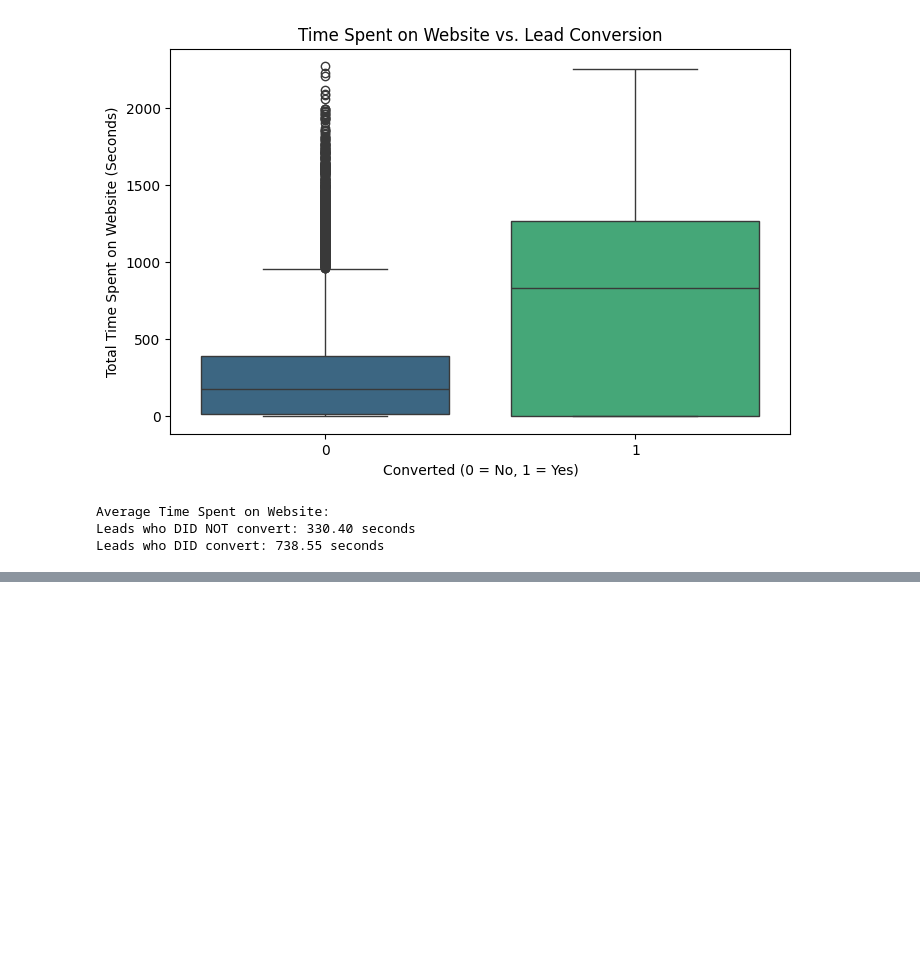
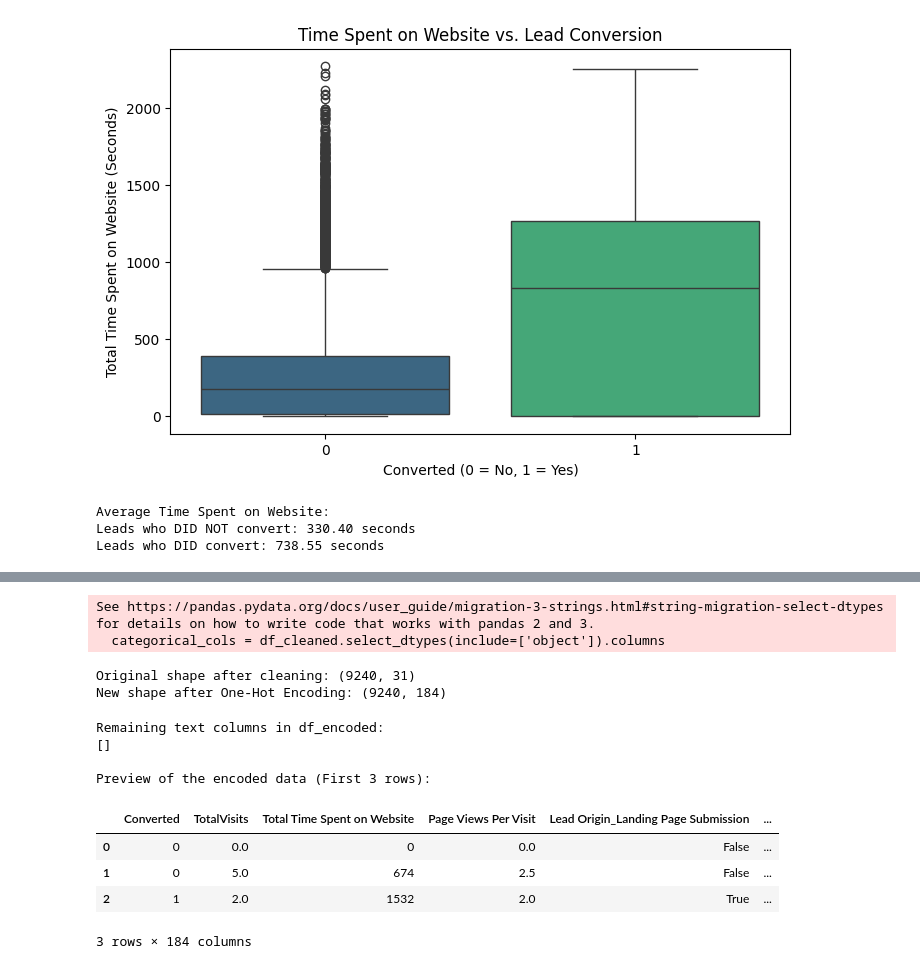
Before and after one commit to harshtatmute/AI-Sales-Agent-Project, a Jupyter notebook: Lead_Scoring_EDA.ipynb, the cells around one changed output, grey strips where cells are left out. Saved outputs shown, nothing was run; the diff lists cells and outputs as text; code cells hidden in the pictures; blank space fills up the shorter version.

```diff
--- a/Lead_Scoring_EDA.ipynb
+++ b/Lead_Scoring_EDA.ipynb
@@ -175,0 +188,39 @@ Leads who DID convert: 738.55 seconds
+# %%
+# 2. Drop unique identifier columns that carry no predictive power
+# (We don't want the model trying to learn patterns from a random ID number)
+cols_to_drop = ['Prospect ID', 'Lead Number']
+df_cleaned = df.drop(columns=[col for col in cols_to_drop if col in df.columns])
+
+# Re-update categorical columns list after dropping ID features
+categorical_cols = df_cleaned.select_dtypes(include=['object']).columns
+# %% [output]
+See https://pandas.pydata.org/docs/user_guide/migration-3-strings.html#string-migration-select-dtypes for details on how to write code that works with pandas 2 and 3.
+  categorical_cols = df_cleaned.select_dtypes(include=['object']).columns
+# %%
+# 3. Perform One-Hot Encoding using pd.get_dummies
+df_encoded = pd.get_dummies(df_cleaned, columns=categorical_cols, drop_first=True)
+
+# 4. Verify the new structural shape of our data matrix
+print(f"\nOriginal shape after cleaning: {df_cleaned.shape}")
+print(f"New shape after One-Hot Encoding: {df_encoded.shape}")
+# %% [output]
+Original shape after cleaning: (9240, 31)
+New shape after One-Hot Encoding: (9240, 184)
+# %%
+#1. Look at the data types of our newly encoded DataFrame
+print("Remaining text columns in df_encoded:")
+print(list(df_encoded.select_dtypes(include=['object']).columns))
+
+# 2. See a preview of the purely numerical dataset
+print("\nPreview of the encoded data (First 3 rows):")
+display(df_encoded.head(3))
+# %% [output]
+Remaining text columns in df_encoded:
+[]
+
+Preview of the encoded data (First 3 rows):
+|  | Converted | TotalVisits | Total Time Spent on Website | Page Views Per Visit | Lead Origin_Landing Page Submission | ... |
+| 0 | 0 | 0.0 | 0 | 0.0 | False | ... |
+| 1 | 0 | 5.0 | 674 | 2.5 | False | ... |
+| 2 | 1 | 2.0 | 1532 | 2.0 | True | ... |
+3 rows × 184 columns
```
Also changed, not shown: parts of 8 cells of this notebook.
